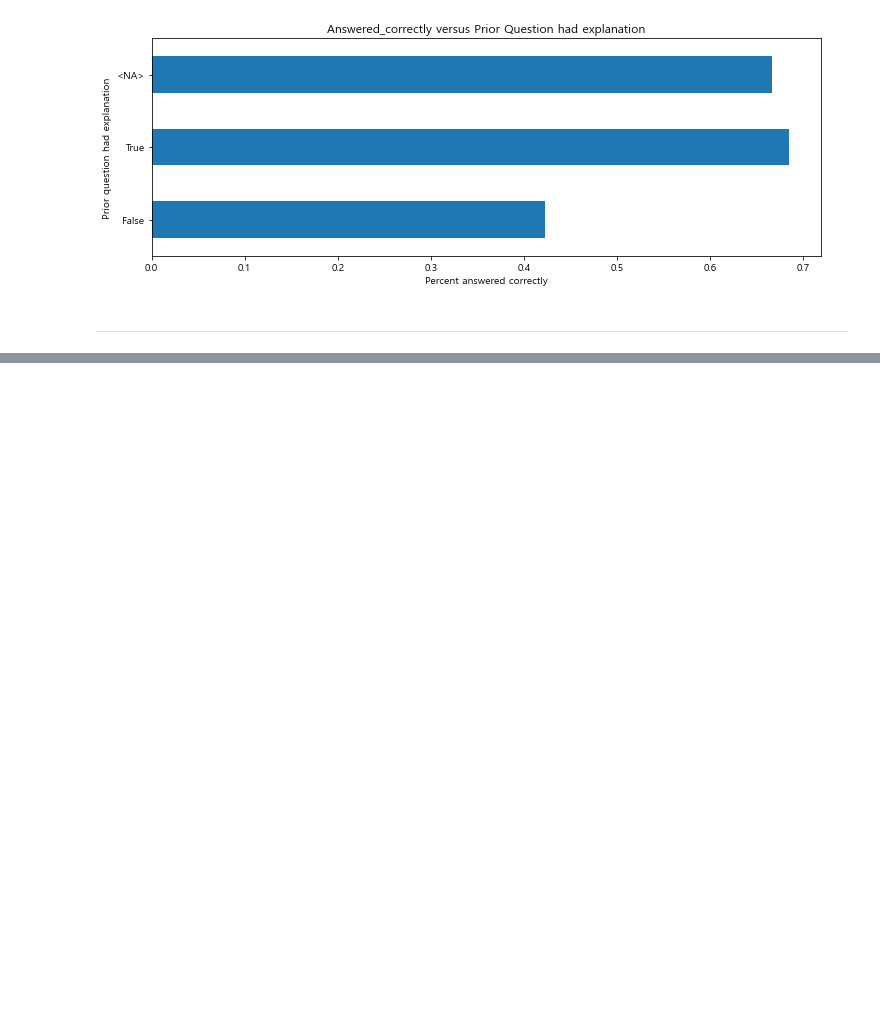
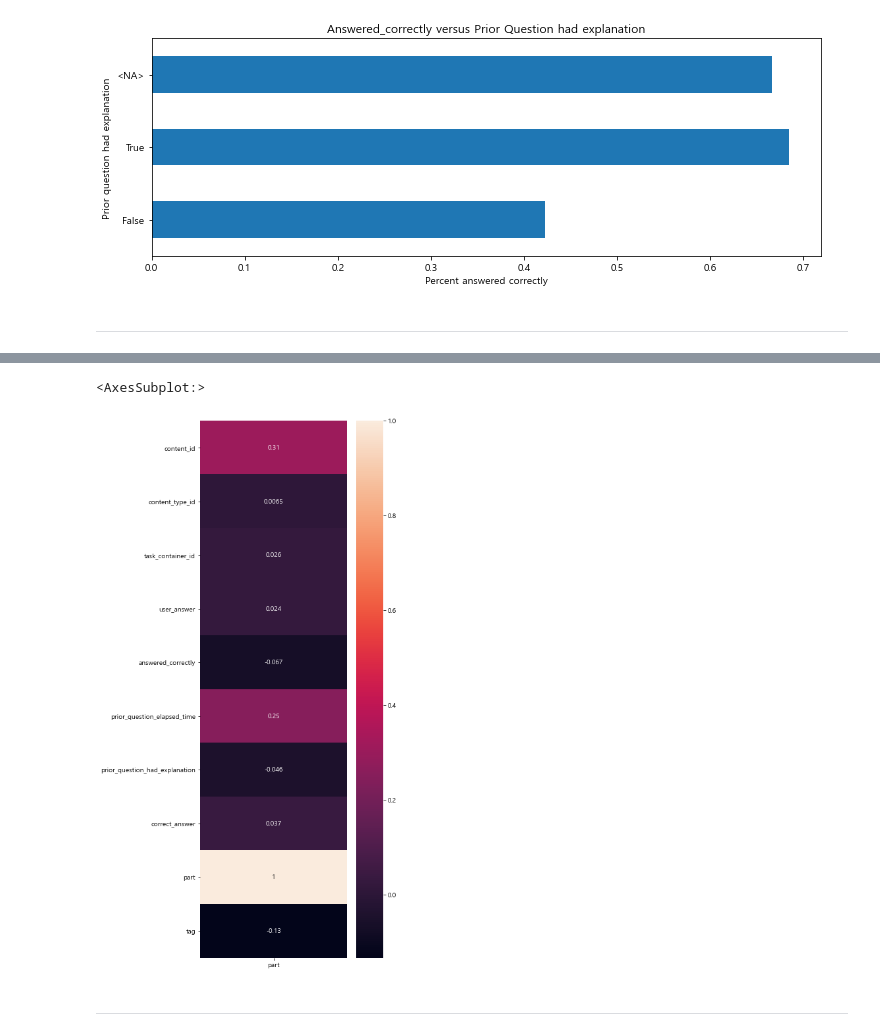
Before and after one commit to ingu627/answer_correctness, a Jupyter notebook: pre_train1.ipynb, the cells around one changed output, grey strips where cells are left out. Saved outputs shown, nothing was run; the diff lists cells and outputs as text; code cells hidden in the pictures; blank space fills up the shorter version.

```diff
--- a/pre_train1.ipynb
+++ b/pre_train1.ipynb
@@ -486,0 +725,8 @@ plt.show()
+# %%
+fig = plt.figure(figsize=(5,15))
+sns.heatmap(train1.drop(['row_id', 'user_id', 'timestamp'], axis=1).corr()[['part']], annot=True)
+# %% [output]
+<AxesSubplot:>
+[figure, added]
+# %% [markdown]
+---
```
Also changed, not shown: parts of 44 cells of this notebook, 1 other file.
